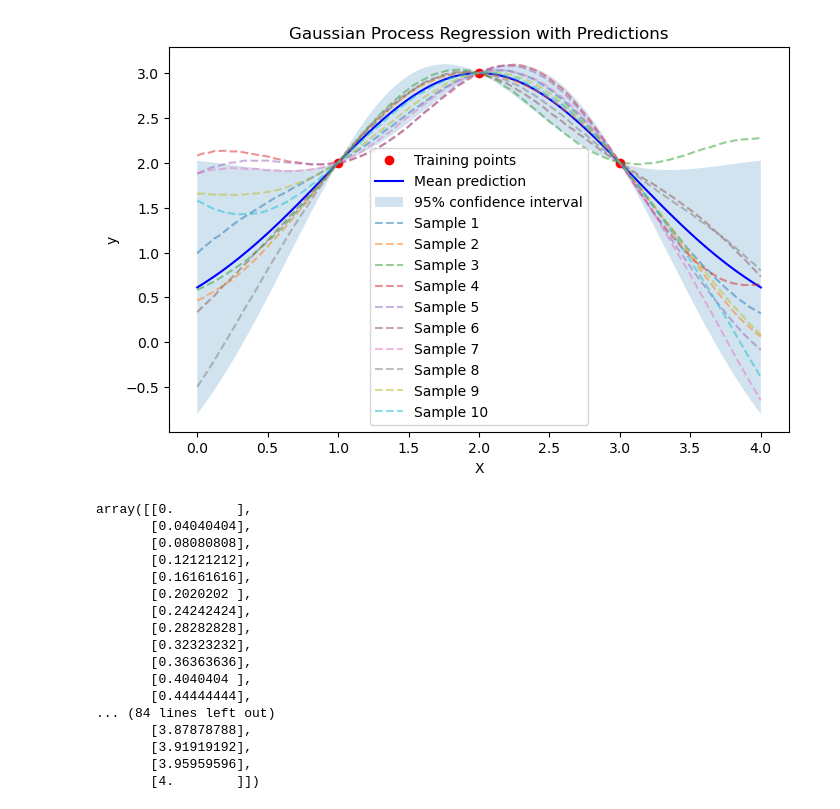
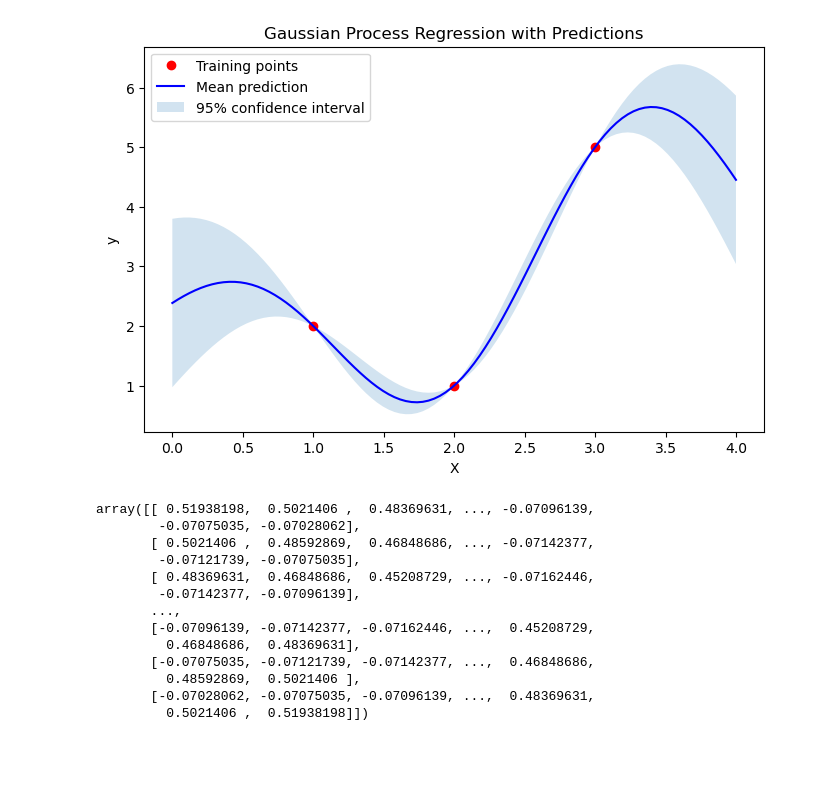
Before and after one commit to DaniNiamut/ict-f0ntys-internship, a Jupyter notebook: gp_regression.ipynb, the cells around one changed output. Cells and saved outputs as stored; diff of their text form; code cells hidden in the pictures; blank space fills up the shorter version.

```diff
--- a/gp_regression.ipynb
+++ b/gp_regression.ipynb
@@ -19,58 +19,51 @@ def gaussian_process_regression(X_train, y_train, X_test, length_scale=1.0, sigm
     # Mean prediction
     mu_s = K_s.T @ K_inv @ y_train
 
     # Covariance prediction
     cov_s = K_ss - K_s.T @ K_inv @ K_s
 
     return mu_s, cov_s
 
-def predict(X_train, y_train, X_test, length_scale=1.0, sigma_f=1.0, noise=1e-5, num_samples=10):
+def predict(X_train, y_train, X_test, length_scale=1.0, sigma_f=1.0, noise=1e-5):
     """Generate predictions with uncertainty sampling."""
     mu_s, cov_s = gaussian_process_regression(X_train, y_train, X_test, length_scale, sigma_f, noise)
-    samples = np.random.multivariate_normal(mu_s, cov_s, num_samples)
-    return mu_s, cov_s, samples
+    return mu_s, cov_s
 
 # Example usage:
 X_train = np.array([[1], [2], [3]])
-y_train = np.array([2, 3, 2])
+y_train = np.array([2, 1, 5])
 X_test = np.linspace(0, 4, 100).reshape(-1, 1)
 
-mu_s, cov_s, samples = predict(X_train, y_train, X_test)
+mu_s, cov_s = predict(X_train, y_train, X_test)
 
 # Plot results
 plt.figure(figsize=(8, 5))
 plt.plot(X_train, y_train, "ro", label="Training points")
 plt.plot(X_test, mu_s, "b-", label="Mean prediction")
 plt.fill_between(X_test.flatten(),
                  mu_s - 1.96 * np.sqrt(np.diag(cov_s)),
                  mu_s + 1.96 * np.sqrt(np.diag(cov_s)),
                  alpha=0.2, label="95% confidence interval")
-for i in range(samples.shape[0]):
-    plt.plot(X_test, samples[i], "--", alpha=0.5, label=f"Sample {i+1}")
 plt.legend()
 plt.xlabel("X")
 plt.ylabel("y")
 plt.title("Gaussian Process Regression with Predictions")
 plt.show()
 # %% [output]
-[figure, old version]
+[figure, new version]
 # %%
 cov_s
 # %% [output]
-array([[0.        ],
-       [0.04040404],
-       [0.08080808],
-       [0.12121212],
-       [0.16161616],
-       [0.2020202 ],
-       [0.24242424],
-       [0.28282828],
-       [0.32323232],
-       [0.36363636],
-       [0.4040404 ],
-       [0.44444444],
-... (84 lines left out)
-       [3.87878788],
-       [3.91919192],
-       [3.95959596],
-       [4.        ]])
+array([[ 0.51938198,  0.5021406 ,  0.48369631, ..., -0.07096139,
+        -0.07075035, -0.07028062],
+       [ 0.5021406 ,  0.48592869,  0.46848686, ..., -0.07142377,
+        -0.07121739, -0.07075035],
+       [ 0.48369631,  0.46848686,  0.45208729, ..., -0.07162446,
+        -0.07142377, -0.07096139],
+       ...,
+       [-0.07096139, -0.07142377, -0.07162446, ...,  0.45208729,
+         0.46848686,  0.48369631],
+       [-0.07075035, -0.07121739, -0.07142377, ...,  0.46848686,
+         0.48592869,  0.5021406 ],
+       [-0.07028062, -0.07075035, -0.07096139, ...,  0.48369631,
+         0.5021406 ,  0.51938198]])
```
Also changed, not shown: 1 other file.
